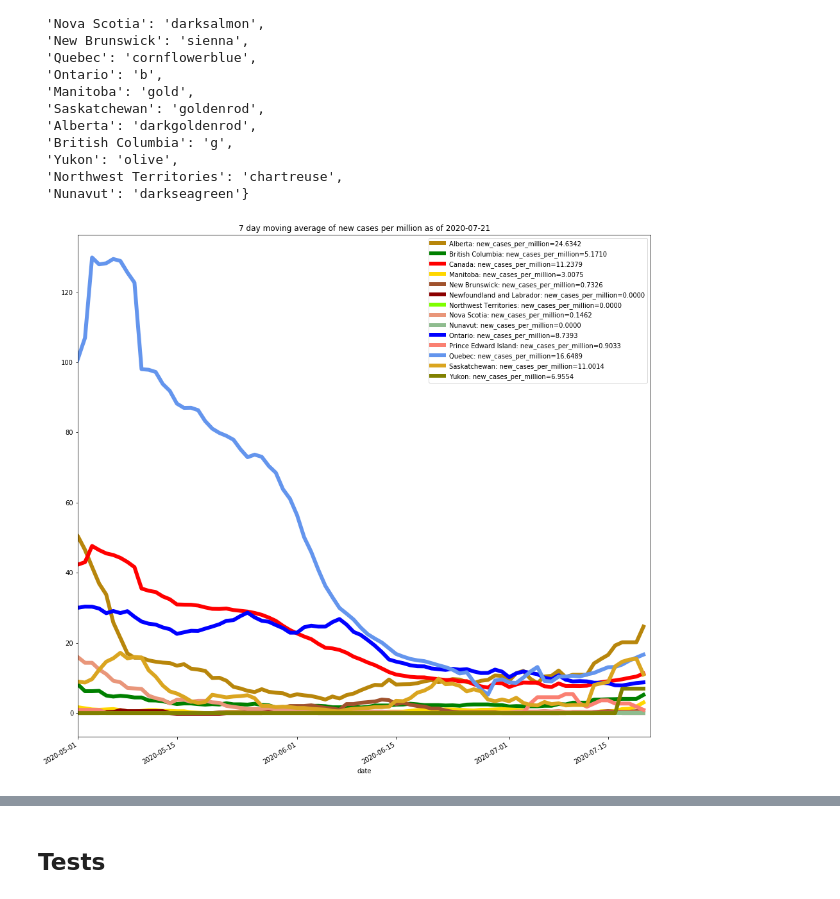
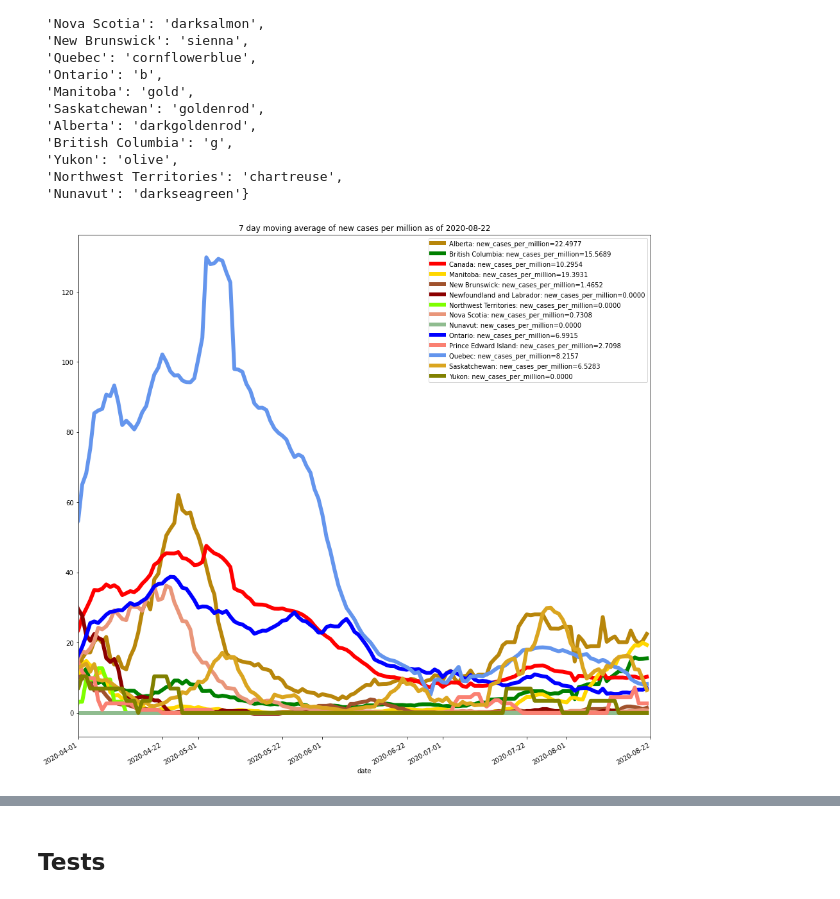
Before and after one commit to cyberlogician/covid-19, a Jupyter notebook: COVID-19.ipynb, the cells around one changed output, grey strips where cells are left out. Saved outputs shown, nothing was run; the diff lists cells and outputs as text; code cells hidden in the pictures.

```diff
--- a/COVID-19.ipynb
+++ b/COVID-19.ipynb
@@ -20,7 +20,7 @@ from src.phac import PHAC
 
 
 can = PHAC()
-as_of = "2020-07-21"
+as_of = "2020-08-22"
 # %% [markdown]
 ## Total Cases
 # %%
@@ -87,19 +87,19 @@ can.prov_colours
 # %%
 ma_win = 7
 can_nc_fig = can.plot_var("new_cases_per_million", *can.provinces, ma_window=ma_win,
     figsize=(16,16),
     #log_scale=True,
     colours=can.prov_colours,
-    date_start="2020-05-01",
+    date_start="2020-04-01",
     date_end=as_of,
     lw=6,
     title=f"{ma_win} day moving average of new cases per million as of {as_of}"
 )
 
 savefile = f"{as_of}_COVID-19_NCperMil_{ma_win}_days.png"
 plt.savefig(Path.home().joinpath("Downloads/" + savefile),
            format="png")
 
 plt.show()
 # %% [output]
-[figure, old version]
+[figure, new version]
```
Also changed, not shown: parts of 37 cells of this notebook, 2 other files.
